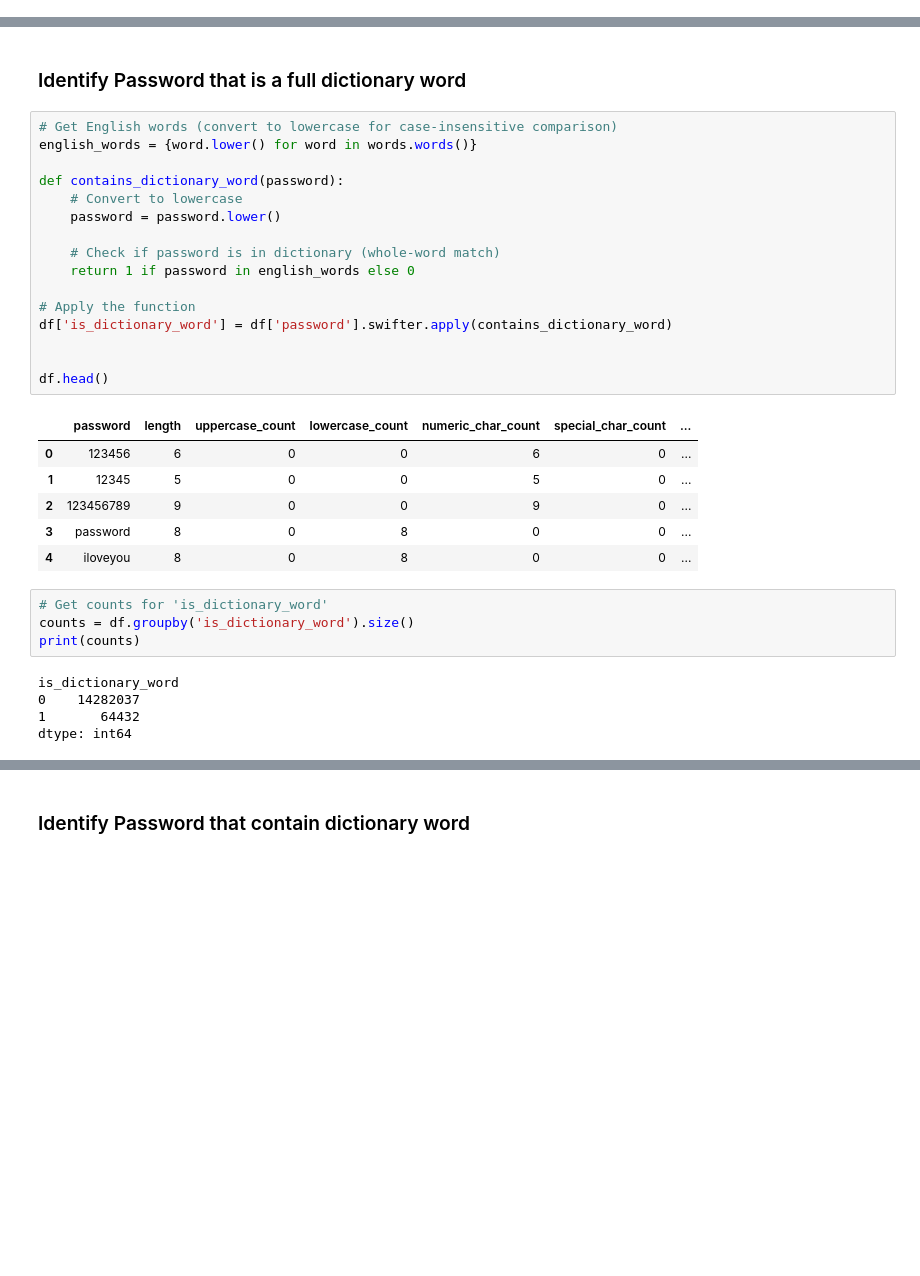
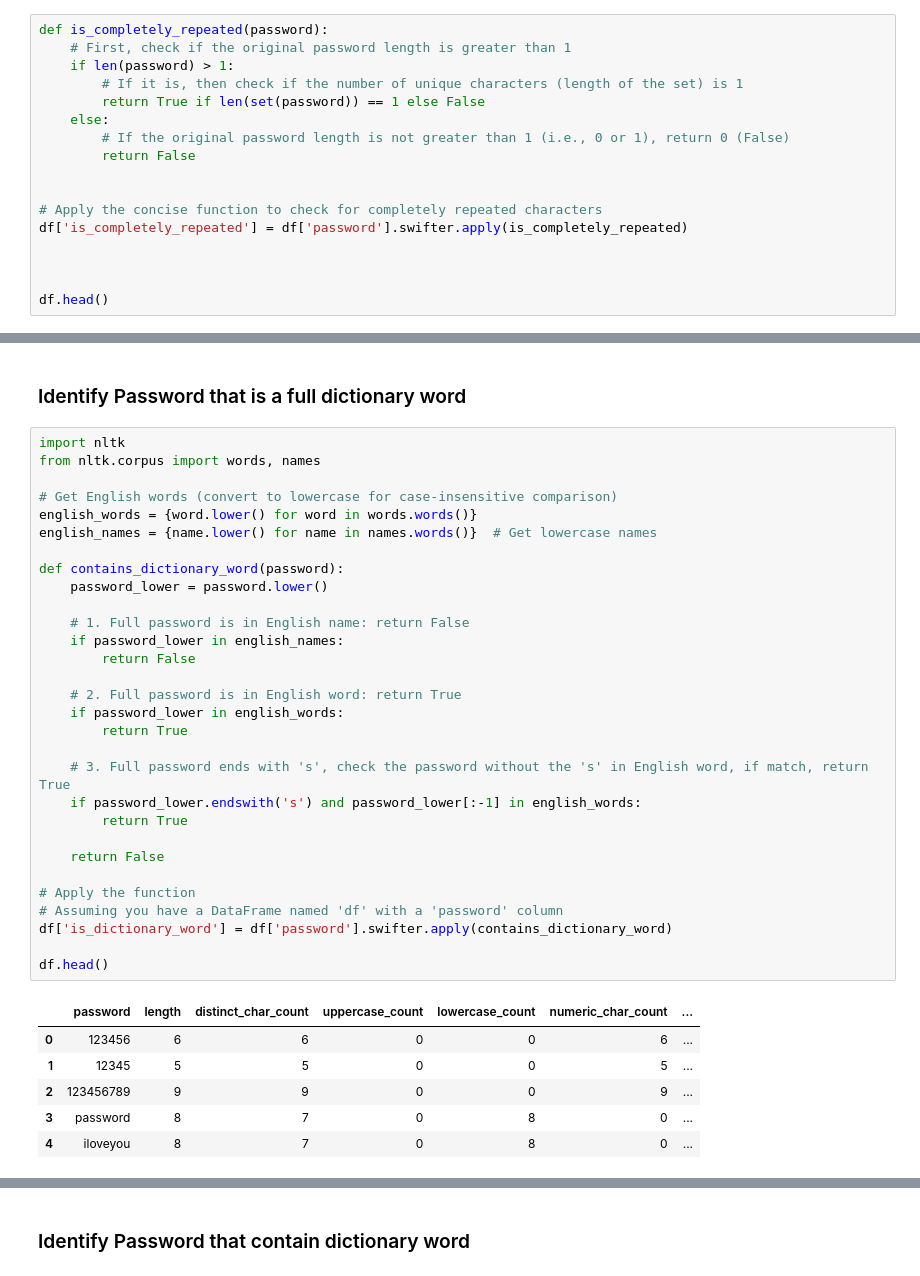
Before and after one commit to abdamsab/ML-base-Password-creation-Nudge, a Jupyter notebook: password-list-features-extraction.ipynb, the cells around one changed output, grey strips where cells are left out. Drawn from its saved outputs; the diff is of its cells as text; blank space fills up the shorter version.

Commit message:
Kaggle Notebook |  Password List - Features Extraction | Version 3

```diff
--- a/password-list-features-extraction.ipynb
+++ b/password-list-features-extraction.ipynb
@@ -227,0 +360,17 @@ df.head()
+# %%
+def is_completely_repeated(password):
+    # First, check if the original password length is greater than 1
+    if len(password) > 1:
+        # If it is, then check if the number of unique characters (length of the set) is 1
+        return True if len(set(password)) == 1 else False
+    else:
+        # If the original password length is not greater than 1 (i.e., 0 or 1), return 0 (False)
+        return False
+
+
+# Apply the concise function to check for completely repeated characters
+df['is_completely_repeated'] = df['password'].swifter.apply(is_completely_repeated)
+
+
+
+df.head()
@@ -279,34 +500,39 @@ df.head()
 # %% [markdown]
 ### Identify Password that is a full dictionary word
 # %%
+import nltk
+from nltk.corpus import words, names
+
 # Get English words (convert to lowercase for case-insensitive comparison)
 english_words = {word.lower() for word in words.words()}
+english_names = {name.lower() for name in names.words()}  # Get lowercase names
 
 def contains_dictionary_word(password):
-    # Convert to lowercase
-    password = password.lower()
+    password_lower = password.lower()
 
-    # Check if password is in dictionary (whole-word match)
-    return 1 if password in english_words else 0
+    # 1. Full password is in English name: return False
+    if password_lower in english_names:
+        return False
+
+    # 2. Full password is in English word: return True
+    if password_lower in english_words:
+        return True
+
+    # 3. Full password ends with 's', check the password without the 's' in English word, if match, return True
+    if password_lower.endswith('s') and password_lower[:-1] in english_words:
+        return True
+
+    return False
 
 # Apply the function
+# Assuming you have a DataFrame named 'df' with a 'password' column
 df['is_dictionary_word'] = df['password'].swifter.apply(contains_dictionary_word)
 
-
 df.head()
 # %% [output]
-|  | password | length | uppercase_count | lowercase_count | numeric_char_count | special_char_count | ... |
-| 0 | 123456 | 6 | 0 | 0 | 6 | 0 | ... |
-| 1 | 12345 | 5 | 0 | 0 | 5 | 0 | ... |
-| 2 | 123456789 | 9 | 0 | 0 | 9 | 0 | ... |
-| 3 | password | 8 | 0 | 8 | 0 | 0 | ... |
-| 4 | iloveyou | 8 | 0 | 8 | 0 | 0 | ... |
+|  | password | length | distinct_char_count | uppercase_count | lowercase_count | numeric_char_count | ... |
+| 0 | 123456 | 6 | 6 | 0 | 0 | 6 | ... |
+| 1 | 12345 | 5 | 5 | 0 | 0 | 5 | ... |
+| 2 | 123456789 | 9 | 9 | 0 | 0 | 9 | ... |
+| 3 | password | 8 | 7 | 0 | 8 | 0 | ... |
+| 4 | iloveyou | 8 | 7 | 0 | 8 | 0 | ... |
-# %%
-# Get counts for 'is_dictionary_word'
-counts = df.groupby('is_dictionary_word').size()
-print(counts)
-# %% [output]
-is_dictionary_word
-0    14282037
-1       64432
-dtype: int64
```
Also changed, not shown: parts of 77 cells of this notebook.
